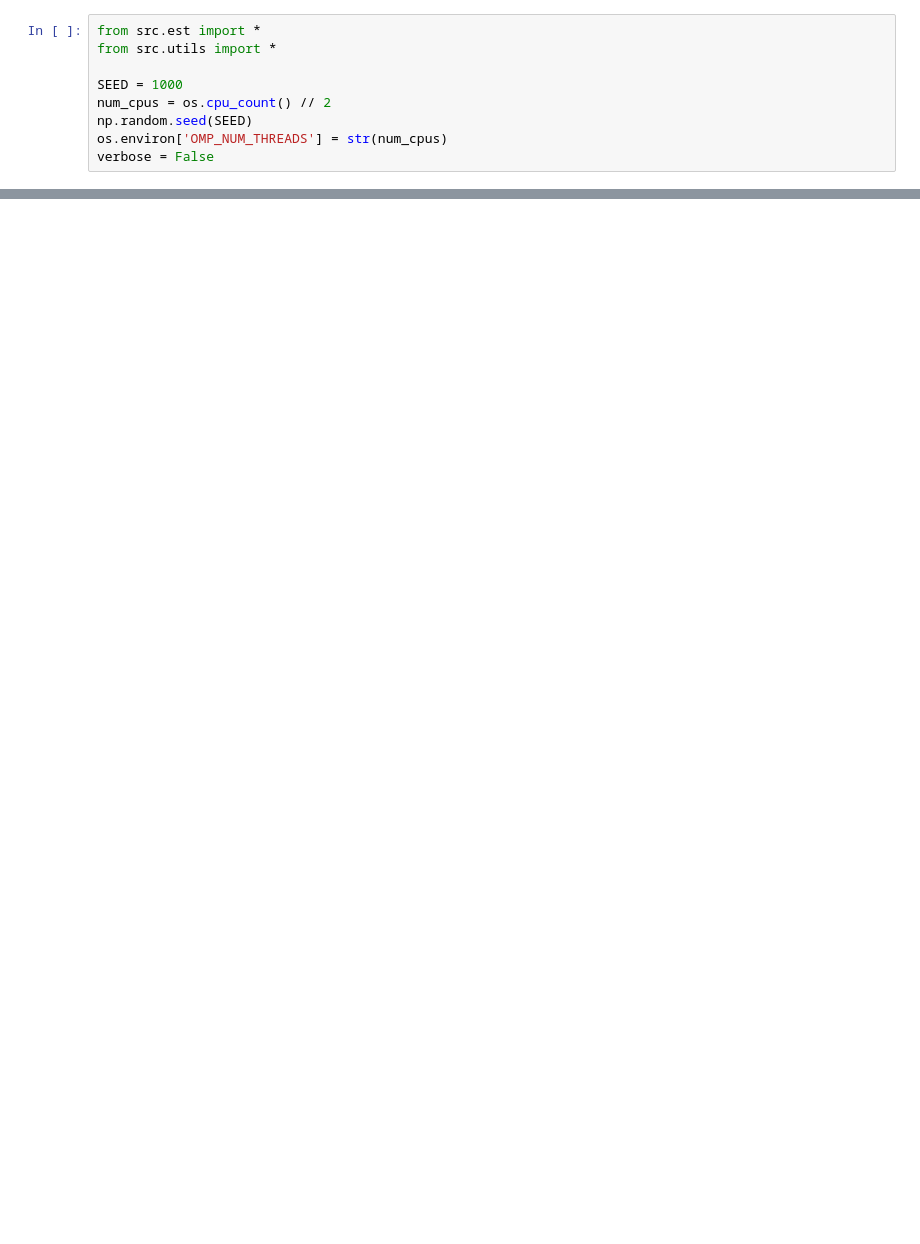
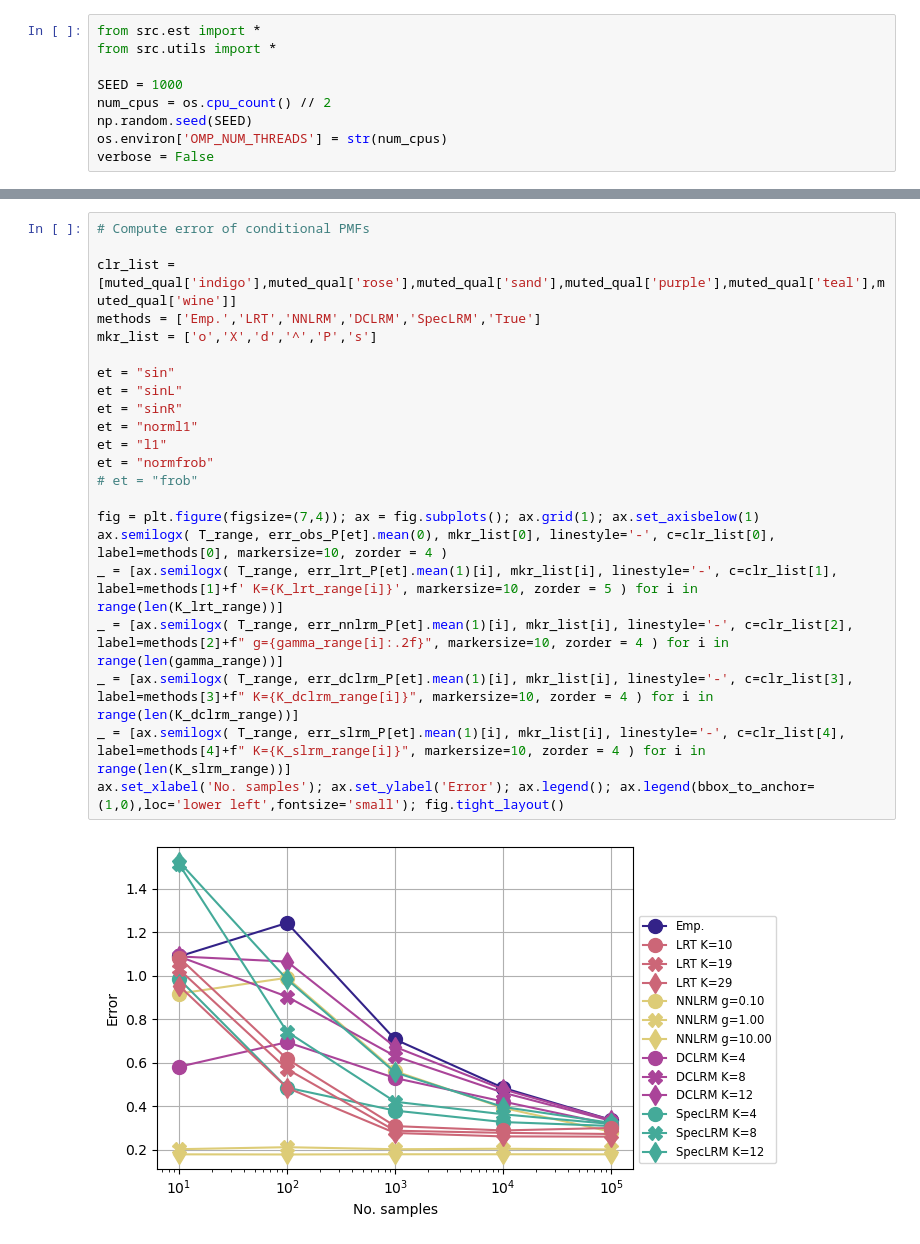
Before and after one commit to sergiorozada12/tensor-mc, a Jupyter notebook: synth_sim_examples.ipynb, the cells around one changed output, grey strips where cells are left out. Cells and saved outputs as stored; diff of their text form; blank space fills up the shorter version.

```diff
--- a/synth_sim_examples.ipynb
+++ b/synth_sim_examples.ipynb
@@ -350,0 +497,24 @@ ax.set_xlabel('No. samples'); ax.set_ylabel('Error'); ax.legend()
+# %%
+# Compute error of conditional PMFs
+
+clr_list = [muted_qual['indigo'],muted_qual['rose'],muted_qual['sand'],muted_qual['purple'],muted_qual['teal'],muted_qual['wine']]
+methods = ['Emp.','LRT','NNLRM','DCLRM','SpecLRM','True']
+mkr_list = ['o','X','d','^','P','s']
+
+et = "sin"
+et = "sinL"
+et = "sinR"
+et = "norml1"
+et = "l1"
+et = "normfrob"
+# et = "frob"
+
+fig = plt.figure(figsize=(7,4)); ax = fig.subplots(); ax.grid(1); ax.set_axisbelow(1)
+ax.semilogx( T_range, err_obs_P[et].mean(0), mkr_list[0], linestyle='-', c=clr_list[0], label=methods[0], markersize=10, zorder = 4 )
+_ = [ax.semilogx( T_range, err_lrt_P[et].mean(1)[i], mkr_list[i], linestyle='-', c=clr_list[1], label=methods[1]+f' K={K_lrt_range[i]}', markersize=10, zorder = 5 ) for i in range(len(K_lrt_range))]
+_ = [ax.semilogx( T_range, err_nnlrm_P[et].mean(1)[i], mkr_list[i], linestyle='-', c=clr_list[2], label=methods[2]+f" g={gamma_range[i]:.2f}", markersize=10, zorder = 4 ) for i in range(len(gamma_range))]
+_ = [ax.semilogx( T_range, err_dclrm_P[et].mean(1)[i], mkr_list[i], linestyle='-', c=clr_list[3], label=methods[3]+f" K={K_dclrm_range[i]}", markersize=10, zorder = 4 ) for i in range(len(K_dclrm_range))]
+_ = [ax.semilogx( T_range, err_slrm_P[et].mean(1)[i], mkr_list[i], linestyle='-', c=clr_list[4], label=methods[4]+f" K={K_slrm_range[i]}", markersize=10, zorder = 4 ) for i in range(len(K_slrm_range))]
+ax.set_xlabel('No. samples'); ax.set_ylabel('Error'); ax.legend(); ax.legend(bbox_to_anchor=(1,0),loc='lower left',fontsize='small'); fig.tight_layout()
+# %% [output]
+[figure, added]
```
Also changed, not shown: parts of 13 cells of this notebook, 5 other files.
